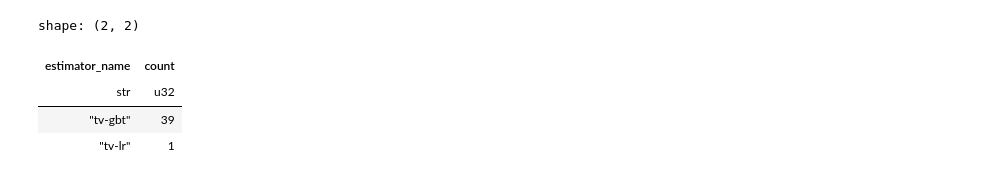
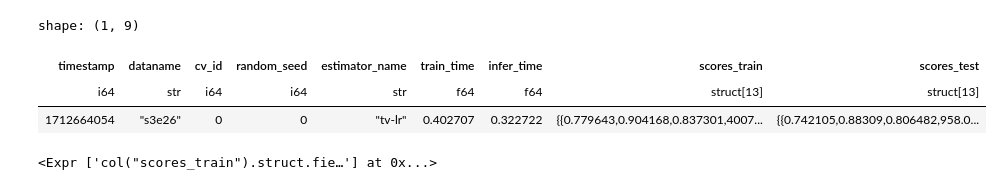
Before and after one commit to koaning/benchy, a Jupyter notebook: yieldy.ipynb, the cells around one changed output. Cells and saved outputs as stored; diff of their text form; code cells hidden in the pictures.

```diff
--- a/yieldy.ipynb
+++ b/yieldy.ipynb
@@ -97,10 +153,13 @@ Please also refer to the documentation for alternative solver options:
 # %%
 import polars as pl
-# %%
-pl.read_ndjson("output.jsonl")['estimator_name'].value_counts()
-# %% [output]
-shape: (2, 2)
-| estimator_name | count |
-| str | u32 |
-| "tv-gbt" | 39 |
-| "tv-lr" | 1 |
+# %%
+pl.read_ndjson("output.jsonl").head(1)
+# %% [output]
+shape: (1, 9)
+| timestamp | dataname | cv_id | random_seed | estimator_name | train_time | infer_time | scores_train | scores_test |
+| i64 | str | i64 | i64 | str | f64 | f64 | struct[13] | struct[13] |
+| 1712664054 | "s3e26" | 0 | 0 | "tv-lr" | 0.402707 | 0.322722 | {{0.779643,0.904168,0.837301,4007... | {{0.742105,0.88309,0.806482,958.0... |
+# %%
+pl.col("scores_train").struct.field("a")
+# %% [output]
+<Expr ['col("scores_train").struct.fie…'] at 0x...>
```
Also changed, not shown: parts of 9 cells of this notebook.
